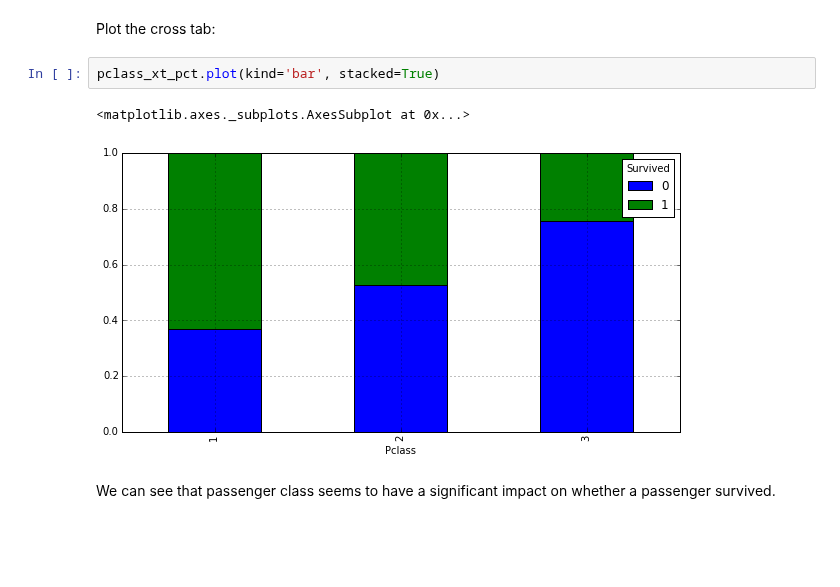
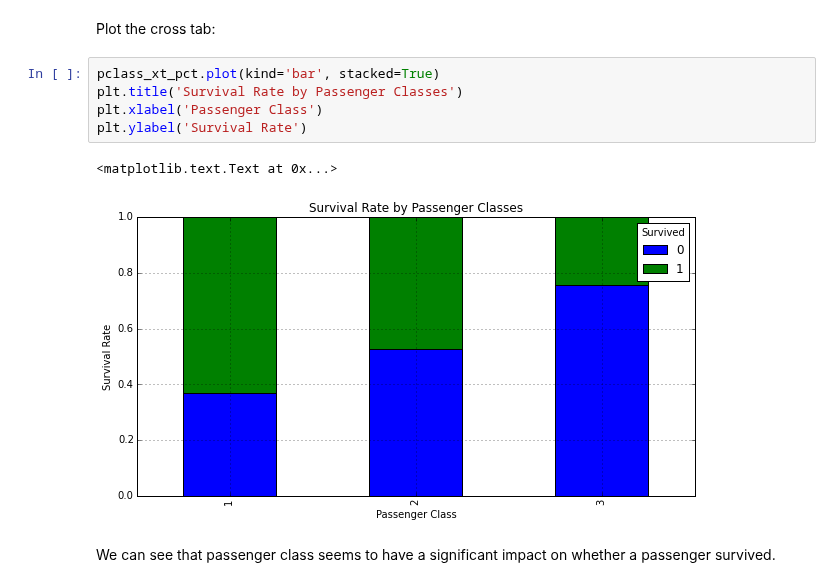
Before and after one commit to donnemartin/data-science-ipython-notebooks, a Jupyter notebook: kaggle/titanic.ipynb, the cells around one changed output. Cells and saved outputs as stored; diff of their text form; blank space fills up the shorter version.

```diff
--- a/kaggle/titanic.ipynb
+++ b/kaggle/titanic.ipynb
@@ -201,11 +204,14 @@ Normalize the cross tab to sum to 1:
 pclass_xt_pct = pclass_xt.div(pclass_xt.sum(1).astype(float), axis=0)
 # %% [markdown]
 Plot the cross tab:
-# %%
-pclass_xt_pct.plot(kind='bar', stacked=True)
-# %% [output]
-<matplotlib.axes._subplots.AxesSubplot at 0x...>
-[figure, removed]
+# %%
+pclass_xt_pct.plot(kind='bar', stacked=True)
+plt.title('Survival Rate by Passenger Classes')
+plt.xlabel('Passenger Class')
+plt.ylabel('Survival Rate')
+# %% [output]
+<matplotlib.text.Text at 0x...>
+[figure, added]
 # %% [markdown]
 We can see that passenger class seems to have a significant impact on whether a passenger survived.
 # %% [markdown]
```
Also changed, not shown: parts of 3 cells of this notebook.
